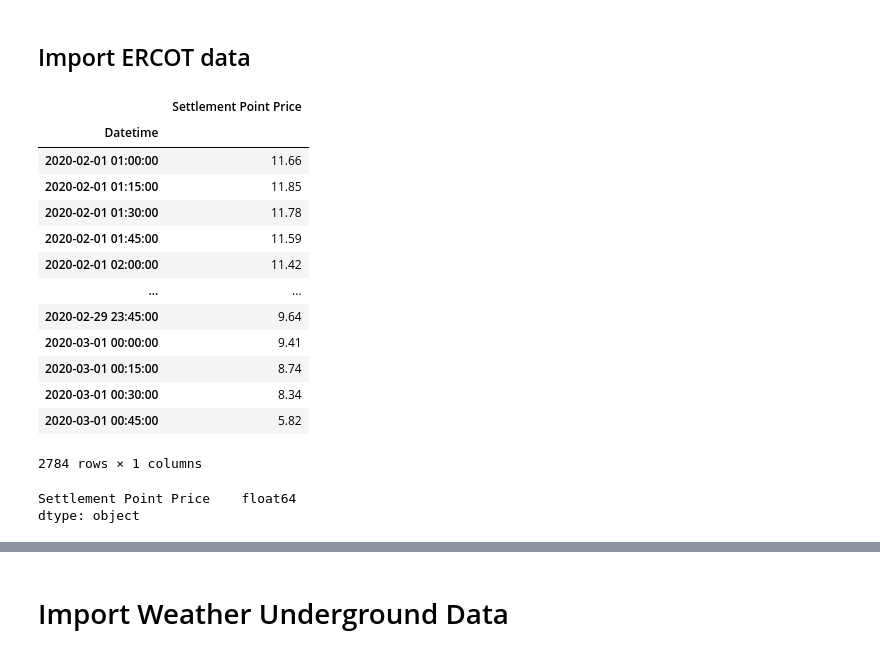
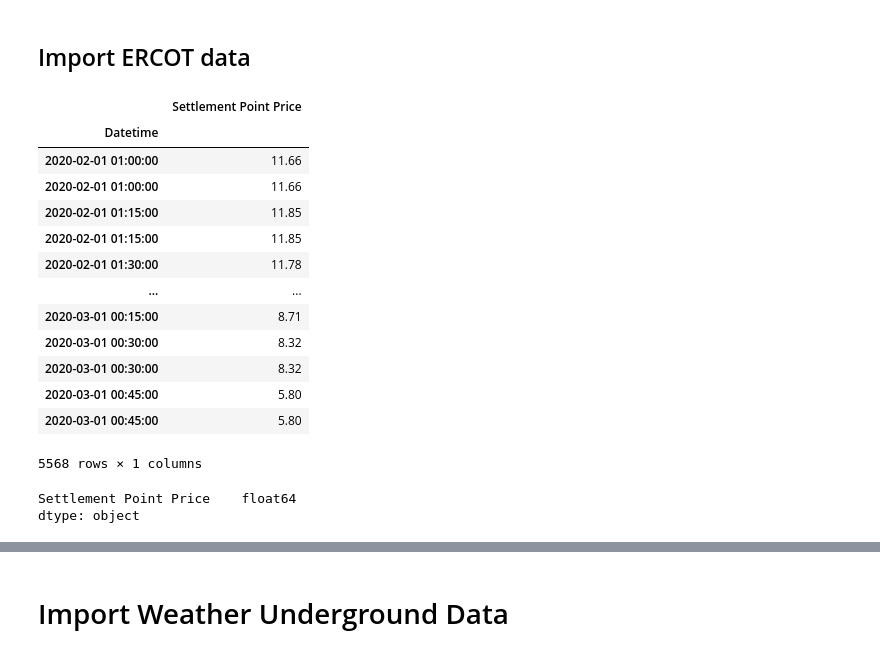
Before and after one commit to ccharafeddine/Degree_Day_Analysis, a Jupyter notebook: degree_day_analysis.ipynb, the cells around one changed output, grey strips where cells are left out. Saved outputs shown, nothing was run; the diff lists cells and outputs as text; code cells hidden in the pictures.

```diff
--- a/degree_day_analysis.ipynb
+++ b/degree_day_analysis.ipynb
@@ -53,28 +53,28 @@ Mapbox API loaded.
 ## Import ERCOT data
 # %%
 ercot_2020 = pd.read_sql_table(
-    'ERCOT_2020',
+    'ERCOT_Houston_2020',
     con=engine,
     index_col='Datetime'
 )
 display(ercot_2020)
-ercot_2020['Settlement Point Price'] = ercot_2020['Settlement Point Price'].replace(',', '', regex=True).astype('float')
+# ercot_2020['Settlement Point Price'] = ercot_2020['Settlement Point Price'].replace(',', '', regex=True).astype('float')
 display(ercot_2020.dtypes)
 # %% [output]
 |  | Settlement Point Price |
 | Datetime |  |
 | 2020-02-01 01:00:00 | 11.66 |
+| 2020-02-01 01:00:00 | 11.66 |
+| 2020-02-01 01:15:00 | 11.85 |
 | 2020-02-01 01:15:00 | 11.85 |
 | 2020-02-01 01:30:00 | 11.78 |
-| 2020-02-01 01:45:00 | 11.59 |
-| 2020-02-01 02:00:00 | 11.42 |
 | ... | ... |
-| 2020-02-29 23:45:00 | 9.64 |
-| 2020-03-01 00:00:00 | 9.41 |
-| 2020-03-01 00:15:00 | 8.74 |
-| 2020-03-01 00:30:00 | 8.34 |
-| 2020-03-01 00:45:00 | 5.82 |
+| 2020-03-01 00:15:00 | 8.71 |
+| 2020-03-01 00:30:00 | 8.32 |
+| 2020-03-01 00:30:00 | 8.32 |
+| 2020-03-01 00:45:00 | 5.80 |
+| 2020-03-01 00:45:00 | 5.80 |
-2784 rows × 1 columns
+5568 rows × 1 columns
 Settlement Point Price    float64
 dtype: object
 # %%
```
Also changed, not shown: parts of 4 cells of this notebook, 1 other file.
